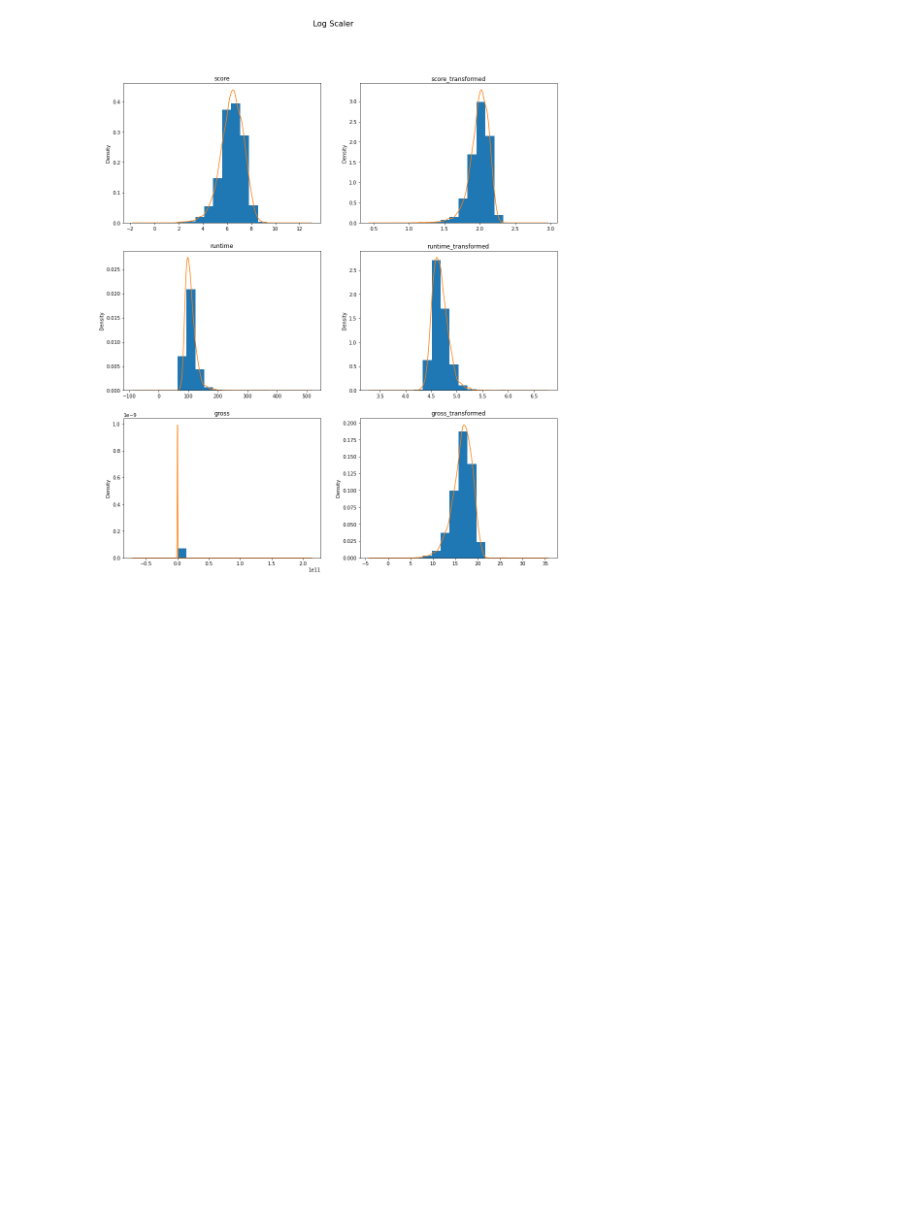
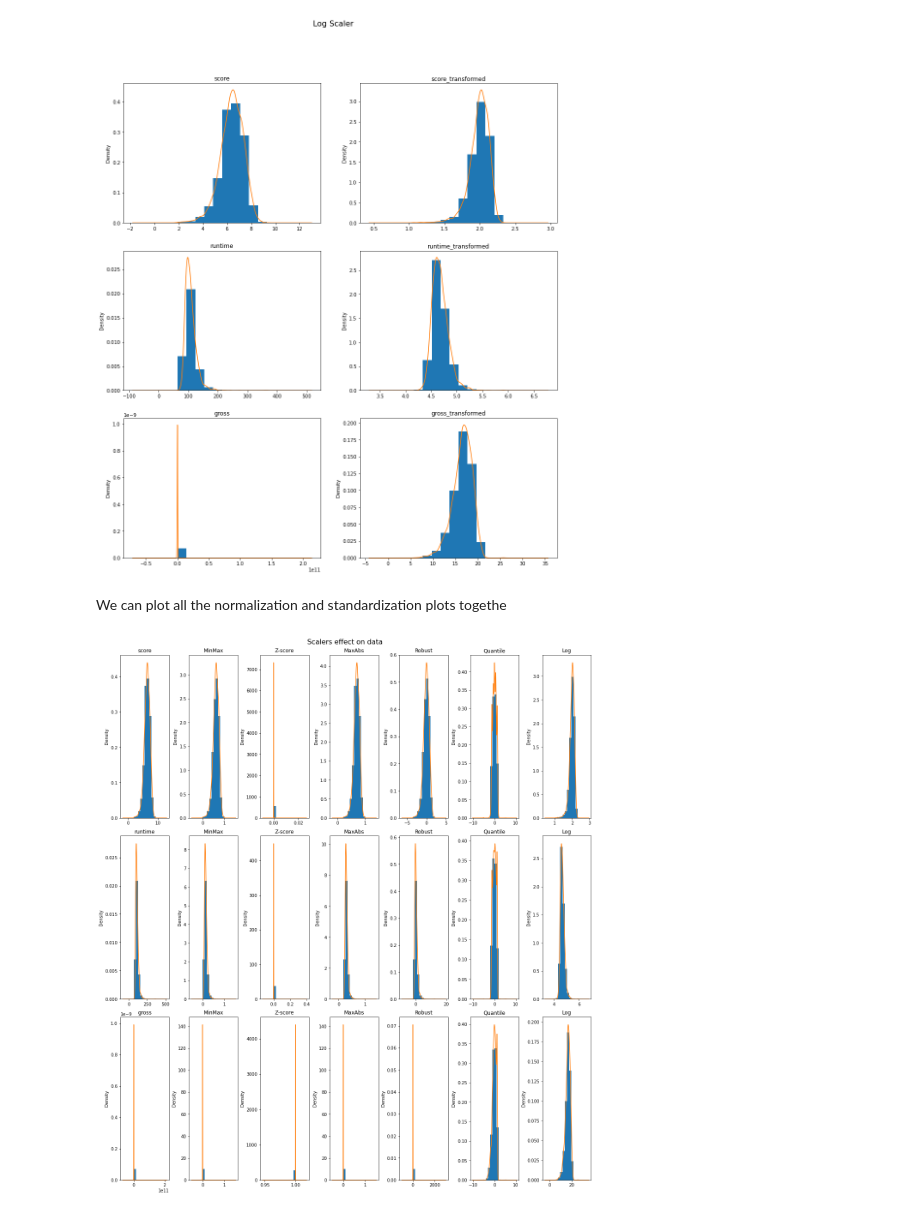
Before and after one commit to dchicasduena/COMP3400_Project, a Jupyter notebook: Project2.ipynb, the cells around one changed output. Saved outputs shown, nothing was run; the diff lists cells and outputs as text; code cells hidden in the pictures; blank space fills up the shorter version.

Commit message:
Added a summary plot for normalization and standardization, and made a comment about which technique is best used for different variables

```diff
--- a/Project2.ipynb
+++ b/Project2.ipynb
@@ -151,3 +153,29 @@ log_tdf = pd.DataFrame(log_tdf, index=ndf.index, columns=ndf.columns)
 density_plots(ndf, val_cols_names, log_tdf, 'Log Scaler')
 # %% [output]
 [figure]
+# %% [markdown]
+We can plot all the normalization and standardization plots togethe
+# %%
+def plot_histograms_density_for_scalers(df, columns, fig_title, scalers, scaler_names):
+    fig, axs = plt.subplots(len(columns),len(scalers)+1,figsize=(16,18),constrained_layout=True)
+    fig.suptitle(fig_title, fontsize=16)
+    axs = axs.flatten()
+    i = 0
+    for c in columns:
+        ndf[c].hist(ax=axs[i], density=True) # normalizes the density
+        ndf[c].plot.density(ax=axs[i], title=c)
+        i+=1
+        for j in range(len(scalers)):
+            df_transformed = scalers[j].fit_transform(df)
+            df_transformed = pd.DataFrame(df_transformed, index=df.index, columns=df.columns)
+            df_transformed[c].hist(ax=axs[i], density=True, stacked=True) # normalizes the density
+            df_transformed[c].plot.density(ax=axs[i], title=scaler_names[j])
+            i+=1
+
+
+val_cols_names = ['score','runtime','gross']
+scaler_names = ['MinMax', 'Z-score', 'MaxAbs', 'Robust', 'Quantile', 'Log']
+arr_scalers = [MinMaxScaler(), Normalizer(), MaxAbsScaler(), RobustScaler(), QuantileTransformer(n_quantiles=10, random_state=0, output_distribution='normal'),FunctionTransformer(np.log1p)]
+plot_histograms_density_for_scalers(ndf, val_cols_names, 'Scalers effect on data', arr_scalers, scaler_names)
+# %% [output]
+[figure, added]
```
Also changed, not shown: parts of 2 cells of this notebook.
